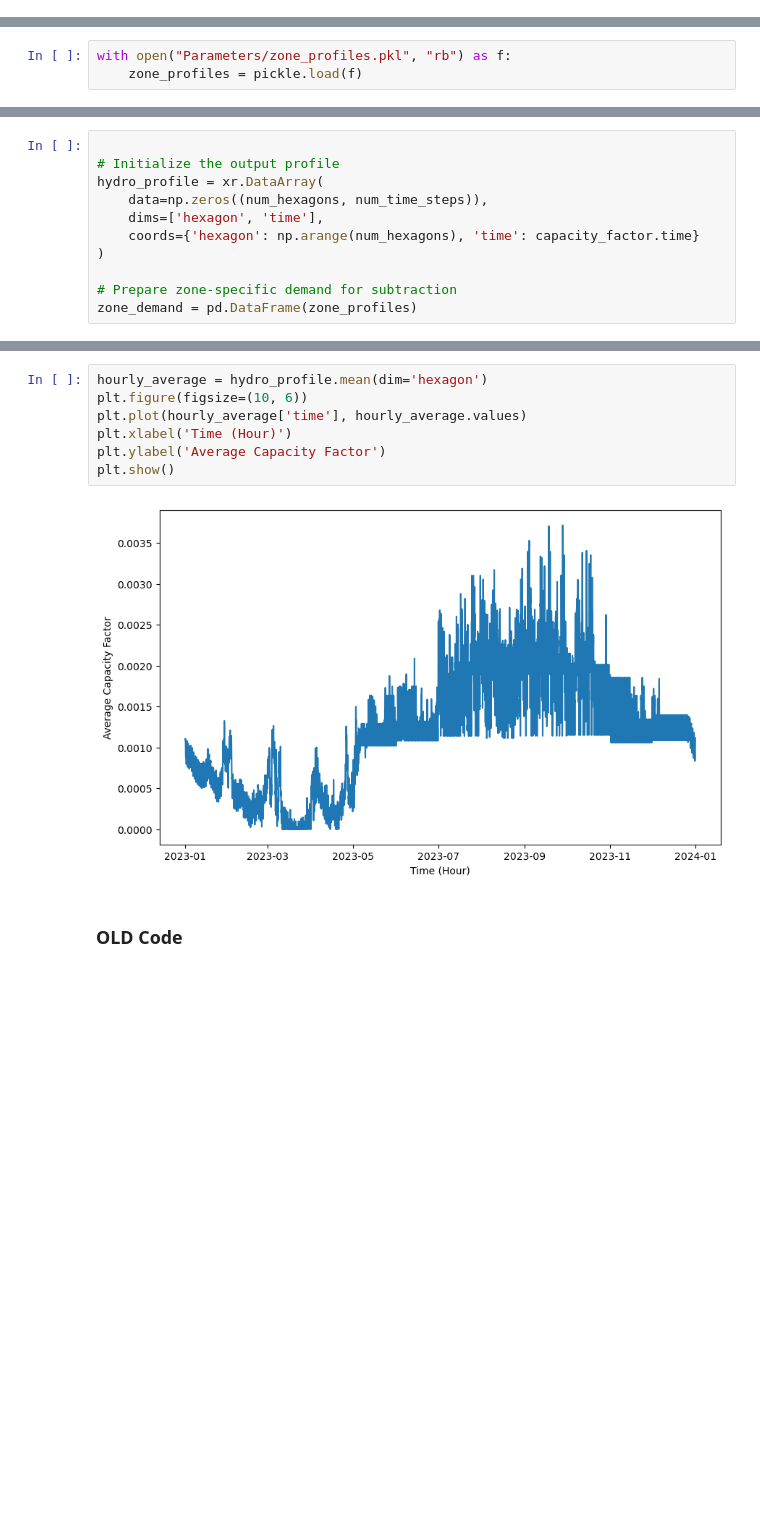
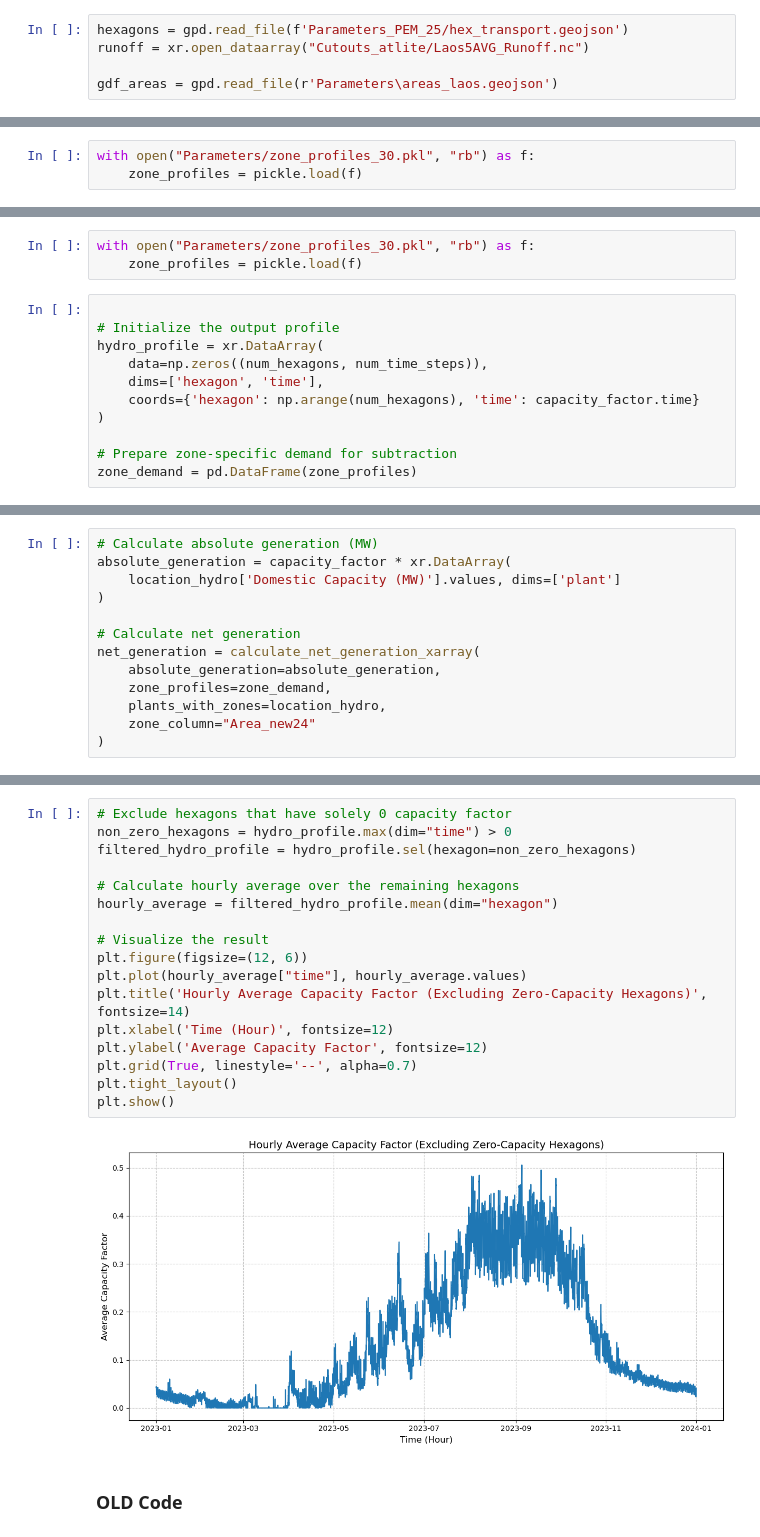
Before and after one commit to lukasschirren/GeoH2-Laos, a Jupyter notebook: prep_net_generation.ipynb, the cells around one changed output, grey strips where cells are left out. Cells and saved outputs as stored; diff of their text form; blank space fills up the shorter version.

Commit message:
Finished calculation of net generation with ATLITE

```diff
--- a/prep_net_generation.ipynb
+++ b/prep_net_generation.ipynb
@@ -315 +345,6 @@ def hydropower_potential_with_capacity(flowrate, head, capacity, eta):
+# %%
+hexagons = gpd.read_file(f'Parameters_PEM_25/hex_transport.geojson')
+runoff = xr.open_dataarray("Cutouts_atlite/Laos5AVG_Runoff.nc")
+
+gdf_areas = gpd.read_file(r'Parameters\areas_laos.geojson')
 # %%
@@ -332,5 +363,5 @@ runoff = xr.open_dataarray("Cutouts_atlite/Laos5AVG_Runoff.nc")
 # %%
-with open("Parameters/zone_profiles.pkl", "rb") as f:
+with open("Parameters/zone_profiles_30.pkl", "rb") as f:
     zone_profiles = pickle.load(f)
 # %%
 eta = 0.75  # efficiency of hydropower plant
@@ -372,6 +403,9 @@ plt.ylabel('Average Capacity Factor')
 plt.show()
 # %% [output]
 [figure]
+# %%
+with open("Parameters/zone_profiles_30.pkl", "rb") as f:
+    zone_profiles = pickle.load(f)
 # %%
 
 # Initialize the output profile
@@ -388,0 +479,13 @@ zone_demand = pd.DataFrame(zone_profiles)
+# %%
+# Calculate absolute generation (MW)
+absolute_generation = capacity_factor * xr.DataArray(
+    location_hydro['Domestic Capacity (MW)'].values, dims=['plant']
+)
+
+# Calculate net generation
+net_generation = calculate_net_generation_xarray(
+    absolute_generation=absolute_generation,
+    zone_profiles=zone_demand,
+    plants_with_zones=location_hydro,
+    zone_column="Area_new24"
+)
@@ -417,12 +589,22 @@ for hex_index in range(num_hexagons):
 # %%
-hourly_average = hydro_profile.mean(dim='hexagon')
-plt.figure(figsize=(10, 6))
-plt.plot(hourly_average['time'], hourly_average.values)
-plt.xlabel('Time (Hour)')
-plt.ylabel('Average Capacity Factor')
+# Exclude hexagons that have solely 0 capacity factor
+non_zero_hexagons = hydro_profile.max(dim="time") > 0
+filtered_hydro_profile = hydro_profile.sel(hexagon=non_zero_hexagons)
+
+# Calculate hourly average over the remaining hexagons
+hourly_average = filtered_hydro_profile.mean(dim="hexagon")
+
+# Visualize the result
+plt.figure(figsize=(12, 6))
+plt.plot(hourly_average["time"], hourly_average.values)
+plt.title('Hourly Average Capacity Factor (Excluding Zero-Capacity Hexagons)', fontsize=14)
+plt.xlabel('Time (Hour)', fontsize=12)
+plt.ylabel('Average Capacity Factor', fontsize=12)
+plt.grid(True, linestyle='--', alpha=0.7)
+plt.tight_layout()
 plt.show()
 # %% [output]
-[figure, old version]
+[figure, new version]
 # %% [markdown]
 ### OLD Code
 # %%
```
Also changed, not shown: parts of 14 cells of this notebook, 3 other files.
